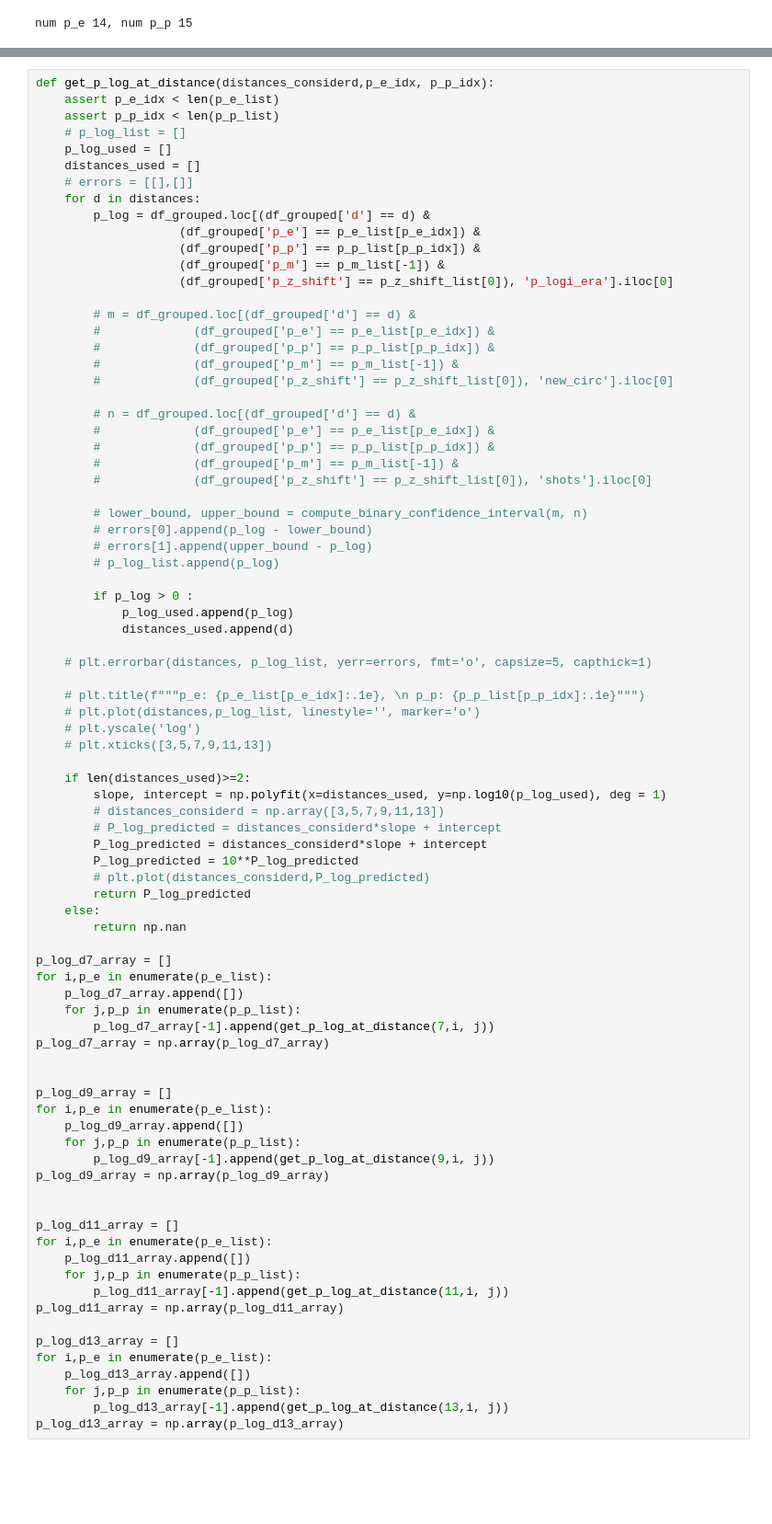
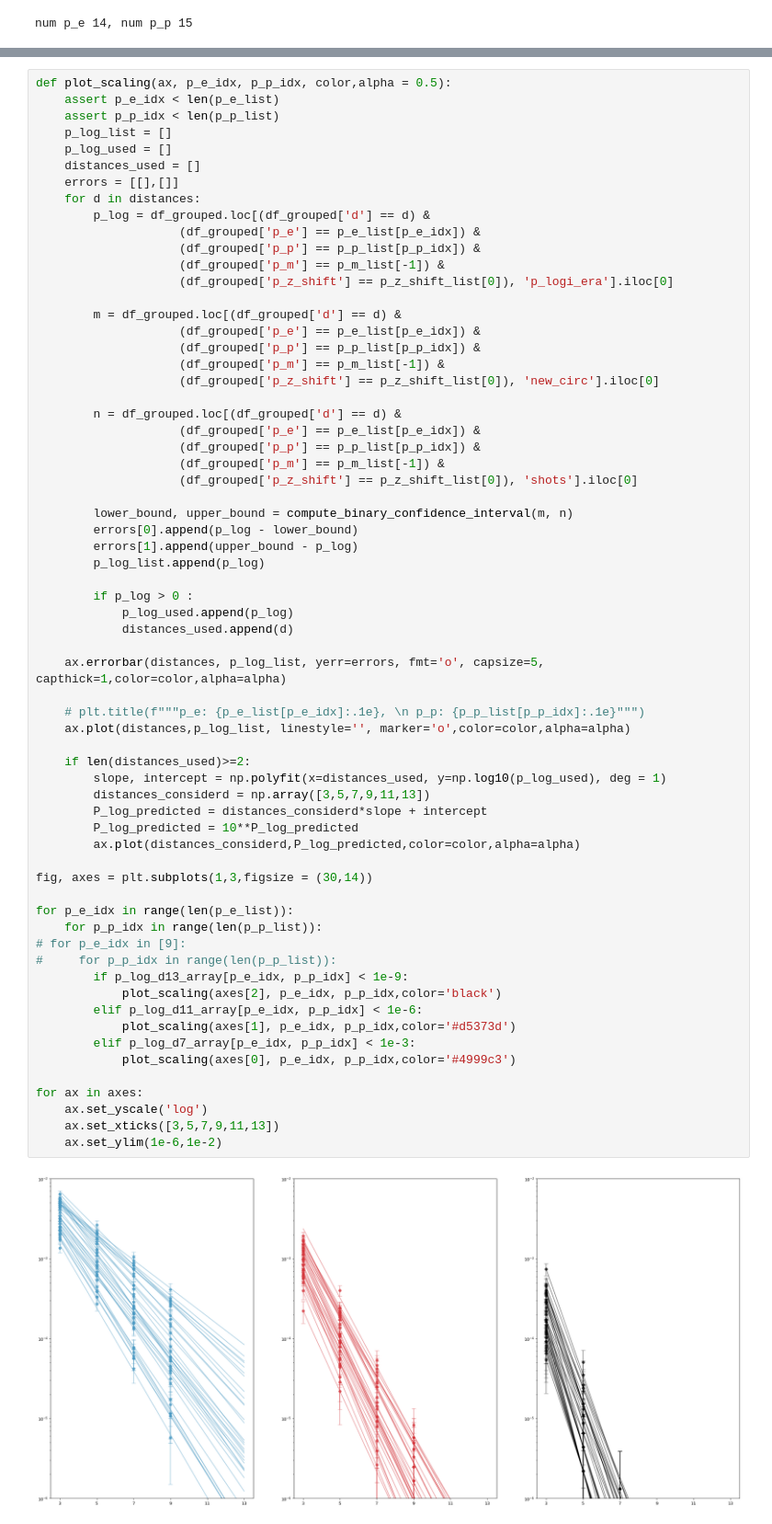
Before and after one commit to JiakaiW/surface_simulation_test, a Jupyter notebook: pack_and_analysis_v2_another_scaling_formula.ipynb, the cells around one changed output, grey strips where cells are left out. Shown at 92% size. Drawn from its saved outputs; the diff is of its cells as text; blank space fills up the shorter version.

```diff
--- a/pack_and_analysis_v2_another_scaling_formula.ipynb
+++ b/pack_and_analysis_v2_another_scaling_formula.ipynb
@@ -430,83 +617,67 @@ plot_scaling(10,12)
 # %%
-def get_p_log_at_distance(distances_considerd,p_e_idx, p_p_idx):
+def plot_scaling(ax, p_e_idx, p_p_idx, color,alpha = 0.5):
     assert p_e_idx < len(p_e_list)
     assert p_p_idx < len(p_p_list)
-    # p_log_list = []
+    p_log_list = []
     p_log_used = []
     distances_used = []
-    # errors = [[],[]]
+    errors = [[],[]]
     for d in distances:
         p_log = df_grouped.loc[(df_grouped['d'] == d) &
                     (df_grouped['p_e'] == p_e_list[p_e_idx]) &
                     (df_grouped['p_p'] == p_p_list[p_p_idx]) &
                     (df_grouped['p_m'] == p_m_list[-1]) &
                     (df_grouped['p_z_shift'] == p_z_shift_list[0]), 'p_logi_era'].iloc[0]
 
-        # m = df_grouped.loc[(df_grouped['d'] == d) &
-        #             (df_grouped['p_e'] == p_e_list[p_e_idx]) &
-        #             (df_grouped['p_p'] == p_p_list[p_p_idx]) &
-        #             (df_grouped['p_m'] == p_m_list[-1]) &
-        #             (df_grouped['p_z_shift'] == p_z_shift_list[0]), 'new_circ'].iloc[0]
+        m = df_grouped.loc[(df_grouped['d'] == d) &
+                    (df_grouped['p_e'] == p_e_list[p_e_idx]) &
+                    (df_grouped['p_p'] == p_p_list[p_p_idx]) &
+                    (df_grouped['p_m'] == p_m_list[-1]) &
+                    (df_grouped['p_z_shift'] == p_z_shift_list[0]), 'new_circ'].iloc[0]
 
-        # n = df_grouped.loc[(df_grouped['d'] == d) &
-        #             (df_grouped['p_e'] == p_e_list[p_e_idx]) &
-        #             (df_grouped['p_p'] == p_p_list[p_p_idx]) &
-        #             (df_grouped['p_m'] == p_m_list[-1]) &
-        #             (df_grouped['p_z_shift'] == p_z_shift_list[0]), 'shots'].iloc[0]
+        n = df_grouped.loc[(df_grouped['d'] == d) &
+                    (df_grouped['p_e'] == p_e_list[p_e_idx]) &
+                    (df_grouped['p_p'] == p_p_list[p_p_idx]) &
+                    (df_grouped['p_m'] == p_m_list[-1]) &
+                    (df_grouped['p_z_shift'] == p_z_shift_list[0]), 'shots'].iloc[0]
 
-        # lower_bound, upper_bound = compute_binary_confidence_interval(m, n)
-        # errors[0].append(p_log - lower_bound)
-        # errors[1].append(upper_bound - p_log)
-        # p_log_list.append(p_log)
+        lower_bound, upper_bound = compute_binary_confidence_interval(m, n)
+        errors[0].append(p_log - lower_bound)
+        errors[1].append(upper_bound - p_log)
+        p_log_list.append(p_log)
 
         if p_log > 0 :
             p_log_used.append(p_log)
             distances_used.append(d)
 
-    # plt.errorbar(distances, p_log_list, yerr=errors, fmt='o', capsize=5, capthick=1)
+    ax.errorbar(distances, p_log_list, yerr=errors, fmt='o', capsize=5, capthick=1,color=color,alpha=alpha)
 
     # plt.title(f"""p_e: {p_e_list[p_e_idx]:.1e}, \n p_p: {p_p_list[p_p_idx]:.1e}""")
-    # plt.plot(distances,p_log_list, linestyle='', marker='o')
-    # plt.yscale('log')
-    # plt.xticks([3,5,7,9,11,13])
+    ax.plot(distances,p_log_list, linestyle='', marker='o',color=color,alpha=alpha)
 
     if len(distances_used)>=2:
         slope, intercept = np.polyfit(x=distances_used, y=np.log10(p_log_used), deg = 1)
-        # distances_considerd = np.array([3,5,7,9,11,13])
-        # P_log_predicted = distances_considerd*slope + intercept
+        distances_considerd = np.array([3,5,7,9,11,13])
         P_log_predicted = distances_considerd*slope + intercept
         P_log_predicted = 10**P_log_predicted
-        # plt.plot(distances_considerd,P_log_predicted)
-        return P_log_predicted
-    else:
-        return np.nan
+        ax.plot(distances_considerd,P_log_predicted,color=color,alpha=alpha)
 
-p_log_d7_array = []
-for i,p_e in enumerate(p_e_list):
-    p_log_d7_array.append([])
-    for j,p_p in enumerate(p_p_list):
-        p_log_d7_array[-1].append(get_p_log_at_distance(7,i, j))
-p_log_d7_array = np.array(p_log_d7_array)
+fig, axes = plt.subplots(1,3,figsize = (30,14))
 
+for p_e_idx in range(len(p_e_list)):
+    for p_p_idx in range(len(p_p_list)):
+# for p_e_idx in [9]:
+#     for p_p_idx in range(len(p_p_list)):
+        if p_log_d13_array[p_e_idx, p_p_idx] < 1e-9:
+            plot_scaling(axes[2], p_e_idx, p_p_idx,color='black')
+        elif p_log_d11_array[p_e_idx, p_p_idx] < 1e-6:
+            plot_scaling(axes[1], p_e_idx, p_p_idx,color='#d5373d')
+        elif p_log_d7_array[p_e_idx, p_p_idx] < 1e-3:
+            plot_scaling(axes[0], p_e_idx, p_p_idx,color='#4999c3')
 
-p_log_d9_array = []
-for i,p_e in enumerate(p_e_list):
-    p_log_d9_array.append([])
-    for j,p_p in enumerate(p_p_list):
-        p_log_d9_array[-1].append(get_p_log_at_distance(9,i, j))
-p_log_d9_array = np.array(p_log_d9_array)
-
-
-p_log_d11_array = []
-for i,p_e in enumerate(p_e_list):
-    p_log_d11_array.append([])
-    for j,p_p in enumerate(p_p_list):
-        p_log_d11_array[-1].append(get_p_log_at_distance(11,i, j))
-p_log_d11_array = np.array(p_log_d11_array)
-
-p_log_d13_array = []
-for i,p_e in enumerate(p_e_list):
-    p_log_d13_array.append([])
-    for j,p_p in enumerate(p_p_list):
-        p_log_d13_array[-1].append(get_p_log_at_distance(13,i, j))
-p_log_d13_array = np.array(p_log_d13_array)
+for ax in axes:
+    ax.set_yscale('log')
+    ax.set_xticks([3,5,7,9,11,13])
+    ax.set_ylim(1e-6,1e-2)
+# %% [output]
+[figure, added]
```
Also changed, not shown: parts of 9 cells of this notebook, 2 other files.
